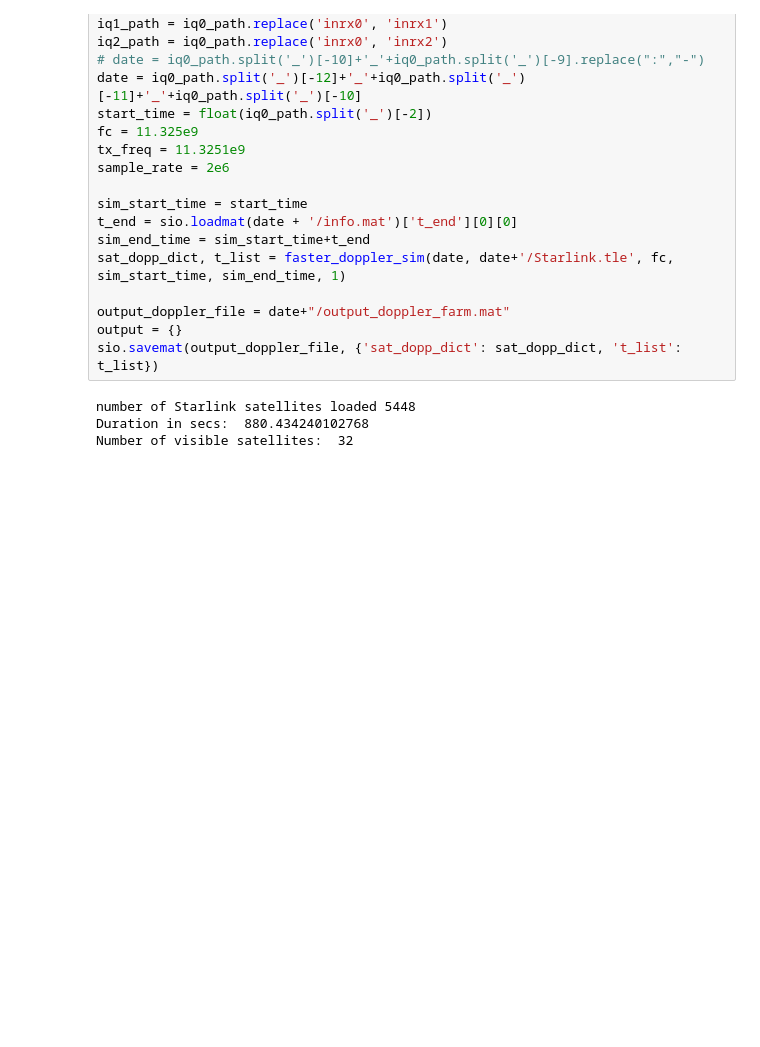
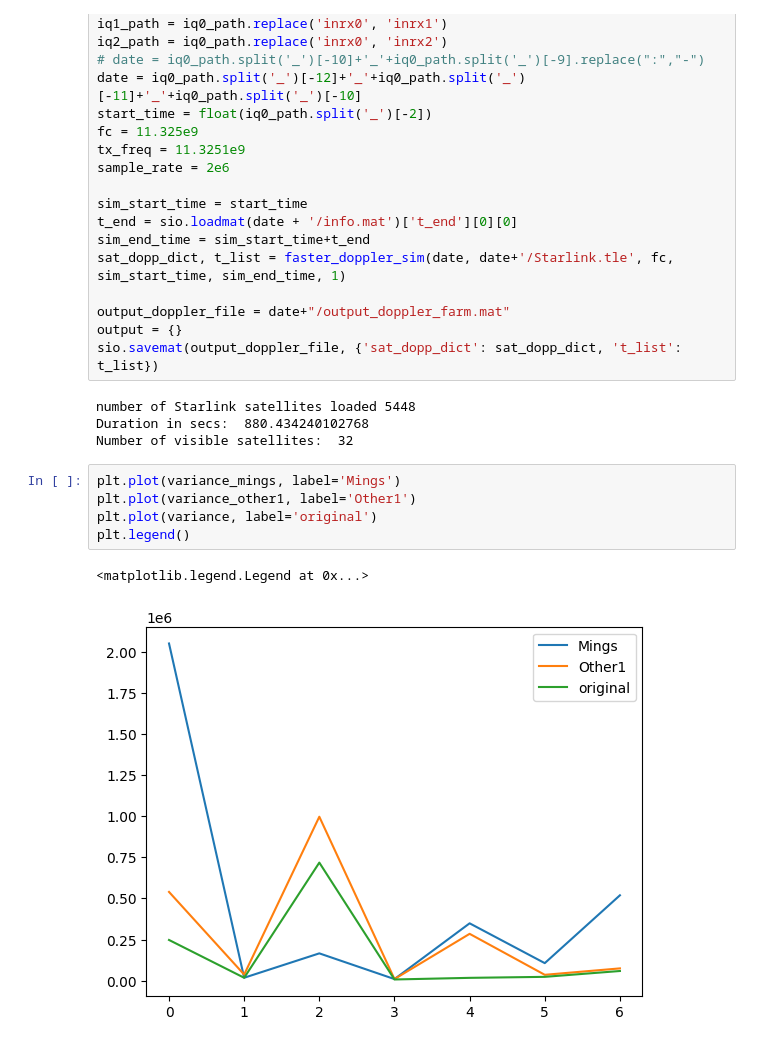
Before and after one commit to ConnectedSystemsLab/starloc_preproc, a Jupyter notebook: Starloc/sat_id.ipynb, the cells around one changed output. Drawn from its saved outputs; the diff is of its cells as text; blank space fills up the shorter version.

```diff
--- a/Starloc/sat_id.ipynb
+++ b/Starloc/sat_id.ipynb
@@ -223,3 +213,11 @@ sio.savemat(output_doppler_file, {'sat_dopp_dict': sat_dopp_dict, 't_list': t_li
 number of Starlink satellites loaded 5448
 Duration in secs:  880.434240102768
 Number of visible satellites:  32
+# %%
+plt.plot(variance_mings, label='Mings')
+plt.plot(variance_other1, label='Other1')
+plt.plot(variance, label='original')
+plt.legend()
+# %% [output]
+<matplotlib.legend.Legend at 0x...>
+[figure, added]
```
Also changed, not shown: parts of 4 cells of this notebook, 2 other files.
